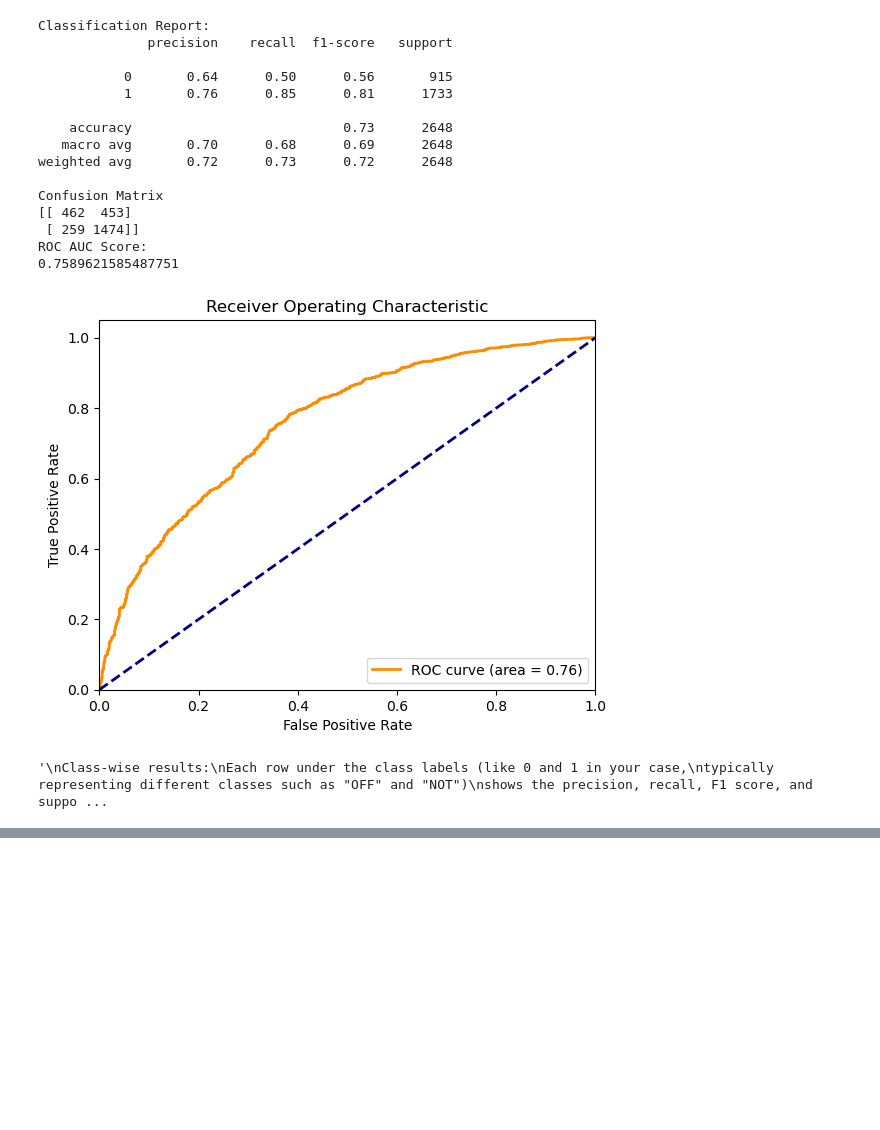
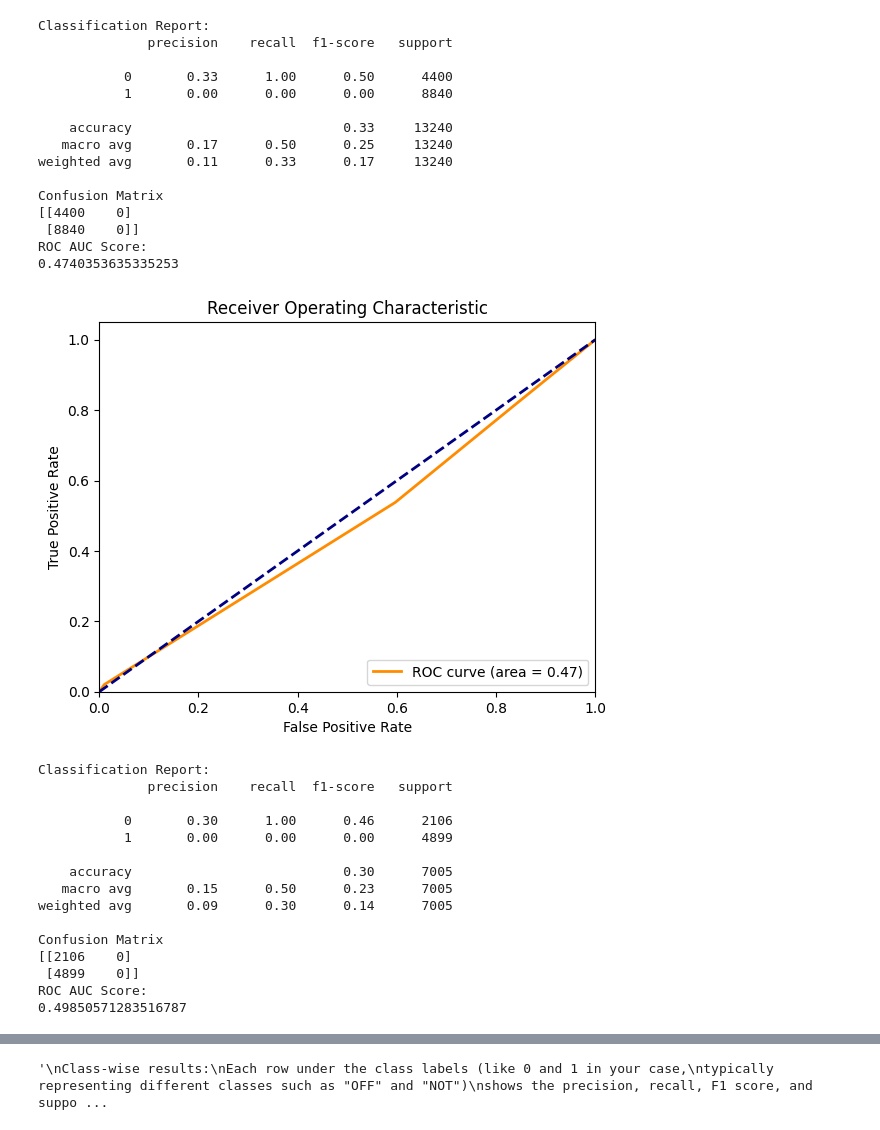
Before and after one commit to afy/d7047e, a Jupyter notebook: Project/BiLSTM/BiLSTM_SelfAttention.ipynb, the cells around one changed output, grey strips where cells are left out. Drawn from its saved outputs; the diff is of its cells as text; code cells hidden in the pictures; blank space fills up the shorter version.

```diff
--- a/Project/BiLSTM/BiLSTM_SelfAttention.ipynb
+++ b/Project/BiLSTM/BiLSTM_SelfAttention.ipynb
@@ -94,0 +12,6 @@ Name: count, dtype: int64
+# %%
+import sys; sys.path.append("..")
+import proj_dataset
+
+proj_dataset.FOLDERSPATH = r'..\\datasets'
+train_loader, val_loader, test1_loader, test2_loader, vocab = proj_dataset.get_loaders(train_size=40_000)
@@ -135,11 +80,11 @@ hidden_dim = 128
 output_dim = 2  # binary classification
 
 model = BiLSTMWithSelfAttention(vocab_size, embedding_dim, hidden_dim, output_dim)
-optimizer = optim.Adam(model.parameters(), lr=3e-3, weight_decay=1e-4)
+optimizer = optim.Adam(model.parameters(), lr=3e-3, weight_decay=0.5)
 loss_fn = nn.CrossEntropyLoss()
 
 # GPU if available
-device = torch.device('cuda' if torch.cuda.is_available() else 'cpu')
+device = torch.device('cpu') #torch.device('cuda' if torch.cuda.is_available() else 'cpu')
 model.to(device)
 # %% [output]
 BiLSTMWithSelfAttention(
@@ -155,7 +100,7 @@ BiLSTMWithSelfAttention(
   (fc): Linear(in_features=256, out_features=2, bias=True)
 )
 # %%
-def train_model(model, train_loader, val_loader, optimizer, loss_fn, epochs=5):
+def train_model(model, train_loader, val_loader, optimizer, loss_fn, epochs=2):
     model.train()
     for epoch in range(epochs):
         train_loss = 0.0
@@ -242,46 +181,61 @@ def evaluate_model(model, test_loader):
         plt.legend(loc="lower right")
         plt.show()
 
-evaluate_model(model, test_loader)
+evaluate_model(model, test1_loader)
+evaluate_model(model, test2_loader)
 
 '''
 Class-wise results:
 Each row under the class labels (like 0 and 1 in your case,
 typically representing different classes such as "OFF" and "NOT")
 shows the precision, recall, F1 score, and support for that class.
 
 Accuracy:
 This is the ratio of correctly predicted observations
 to the total observations and is provided separately.
 
 Macro average:
 This is calculated by taking the average of
 the precision, recall, and F1 score for each class, without taking support
 into account. It treats all classes equally, regardless of how many instances
 there are in each class.
 
 Weighted average:
 This takes the average of the precision, recall, and F1 score
 for each class, weighted by the support (the number of true instances for
 each class). This method accounts for class imbalance;
 it calculates metrics in which each classs metric is weighted
 by its presence in the true data.
 '''
 # %% [output]
 Classification Report:
               precision    recall  f1-score   support
 
-           0       0.64      0.50      0.56       915
-           1       0.76      0.85      0.81      1733
+           0       0.33      1.00      0.50      4400
+           1       0.00      0.00      0.00      8840
 
-    accuracy                           0.73      2648
-   macro avg       0.70      0.68      0.69      2648
-weighted avg       0.72      0.73      0.72      2648
+    accuracy                           0.33     13240
+   macro avg       0.17      0.50      0.25     13240
+weighted avg       0.11      0.33      0.17     13240
 
 Confusion Matrix
-[[ 462  453]
- [ 259 1474]]
+[[4400    0]
+ [8840    0]]
 ROC AUC Score:
-0.7589621585487751
+0.4740353635335253
-[figure, old version]
+[figure, new version]
-'\nClass-wise results:\nEach row under the class labels (like 0 and 1 in your case,\ntypically representing different classes such as "OFF" and "NOT")\nshows the precision, recall, F1 score, and suppo ...
+Classification Report:
+              precision    recall  f1-score   support
+
+           0       0.30      1.00      0.46      2106
+           1       0.00      0.00      0.00      4899
+
+    accuracy                           0.30      7005
+   macro avg       0.15      0.50      0.23      7005
+weighted avg       0.09      0.30      0.14      7005
+
+Confusion Matrix
+[[2106    0]
+ [4899    0]]
+ROC AUC Score:
+0.49850571283516787
@@ -287,0 +243 @@ ROC AUC Score:
+'\nClass-wise results:\nEach row under the class labels (like 0 and 1 in your case,\ntypically representing different classes such as "OFF" and "NOT")\nshows the precision, recall, F1 score, and suppo ...
```
Also changed, not shown: parts of 7 cells of this notebook, 35 other files.
